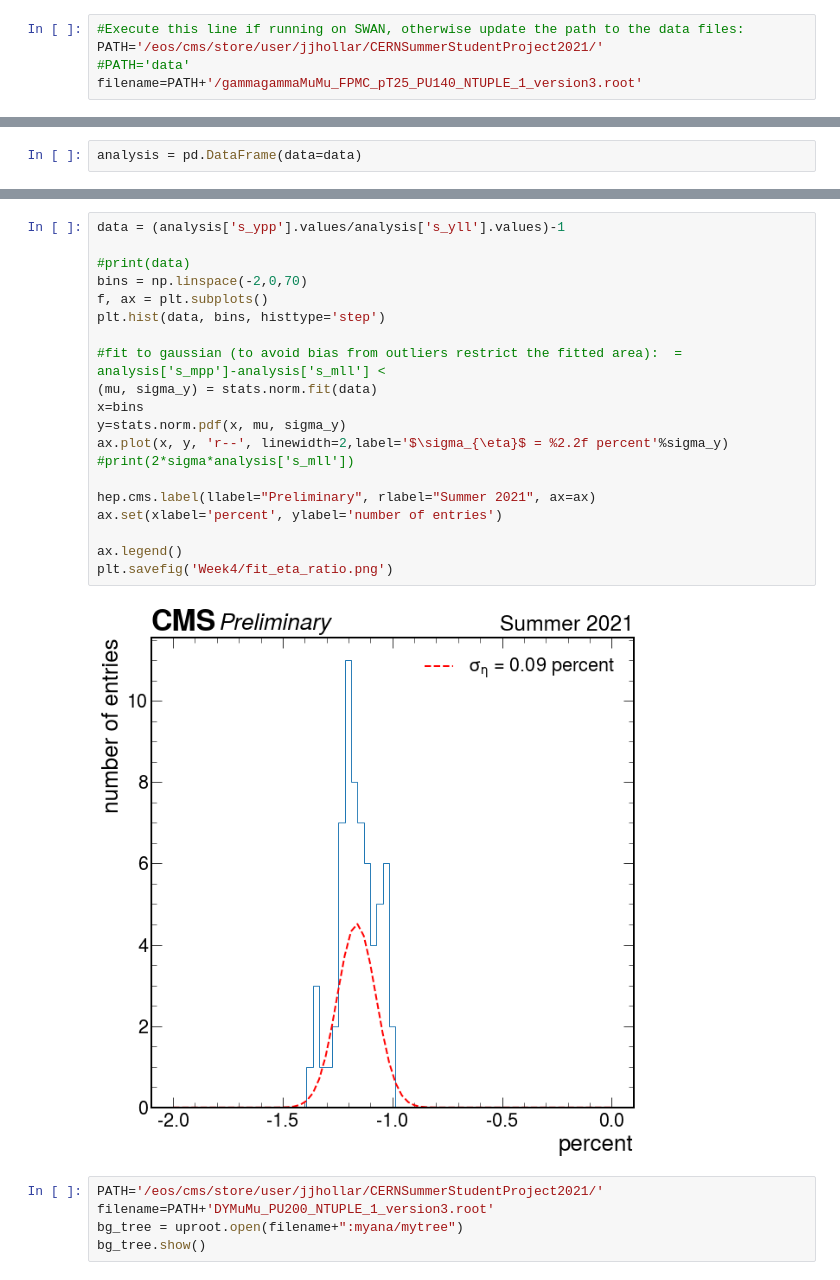
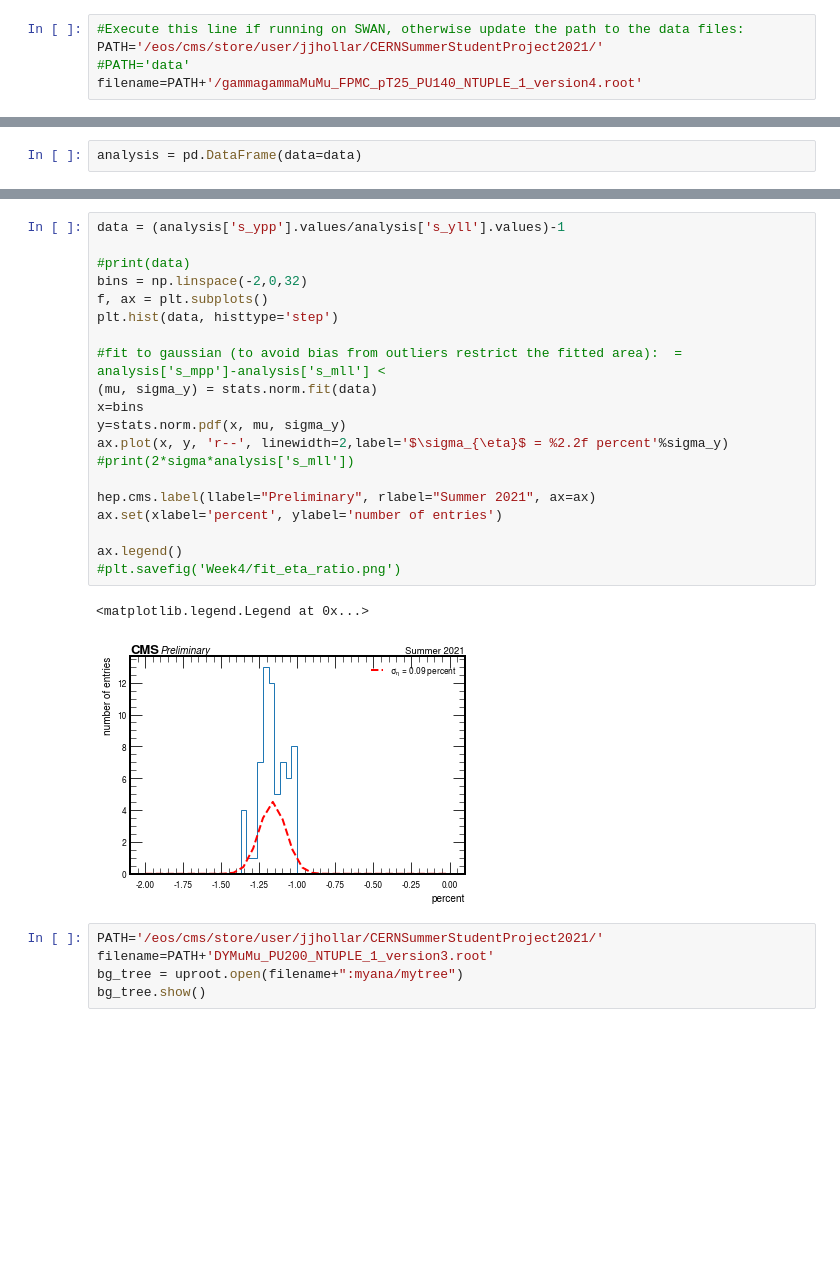
Before and after one commit to jloemker/SWAN, a Jupyter notebook: Analysis_Bg_Sig.ipynb, the cells around one changed output, grey strips where cells are left out. Drawn from its saved outputs; the diff is of its cells as text; blank space fills up the shorter version.

```diff
--- a/Analysis_Bg_Sig.ipynb
+++ b/Analysis_Bg_Sig.ipynb
@@ -16,7 +18,7 @@ plt.style.use(hep.style.CMS)
 #Execute this line if running on SWAN, otherwise update the path to the data files:
 PATH='/eos/cms/store/user/jjhollar/CERNSummerStudentProject2021/'
 #PATH='data'
-filename=PATH+'/gammagammaMuMu_FPMC_pT25_PU140_NTUPLE_1_version3.root'
+filename=PATH+'/gammagammaMuMu_FPMC_pT25_PU140_NTUPLE_1_version4.root'
 # %%
 #load the file
 tree = uproot.open(filename+":myana/mytree")
@@ -234,25 +238,26 @@ plt.savefig('Week4/fit_mass_ratio.png')
 # %%
 data = (analysis['s_ypp'].values/analysis['s_yll'].values)-1
 
 #print(data)
-bins = np.linspace(-2,0,70)
+bins = np.linspace(-2,0,32)
 f, ax = plt.subplots()
-plt.hist(data, bins, histtype='step')
+plt.hist(data, histtype='step')
 
 #fit to gaussian (to avoid bias from outliers restrict the fitted area):  = analysis['s_mpp']-analysis['s_mll'] <
 (mu, sigma_y) = stats.norm.fit(data)
 x=bins
 y=stats.norm.pdf(x, mu, sigma_y)
 ax.plot(x, y, 'r--', linewidth=2,label='$\sigma_{\eta}$ = %2.2f percent'%sigma_y)
 #print(2*sigma*analysis['s_mll'])
 
 hep.cms.label(llabel="Preliminary", rlabel="Summer 2021", ax=ax)
 ax.set(xlabel='percent', ylabel='number of entries')
 
 ax.legend()
-plt.savefig('Week4/fit_eta_ratio.png')
+#plt.savefig('Week4/fit_eta_ratio.png')
 # %% [output]
+<matplotlib.legend.Legend at 0x...>
-[figure, old version]
+[figure, new version]
 # %%
 PATH='/eos/cms/store/user/jjhollar/CERNSummerStudentProject2021/'
 filename=PATH+'DYMuMu_PU200_NTUPLE_1_version3.root'
```
Also changed, not shown: parts of 13 cells of this notebook.
